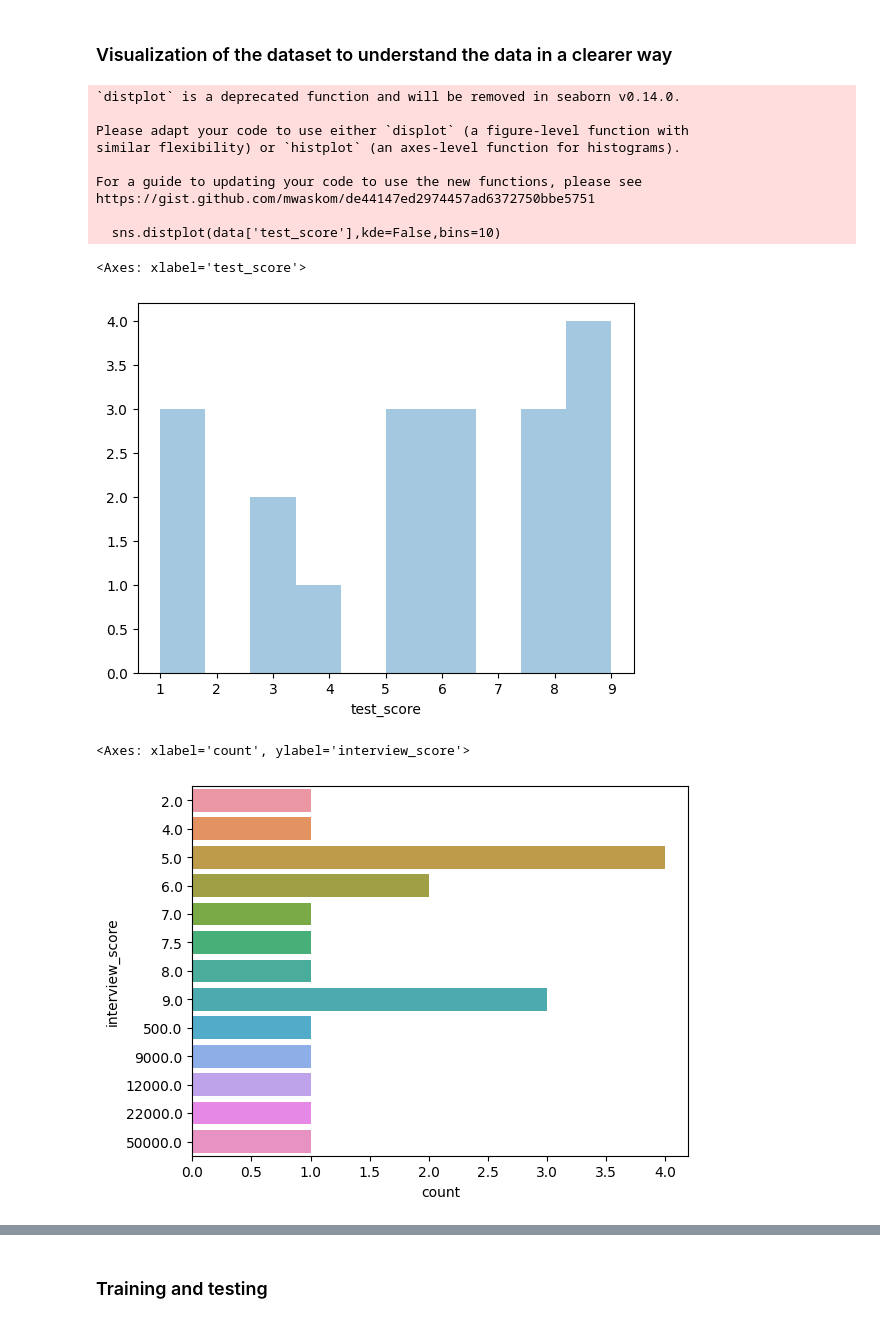
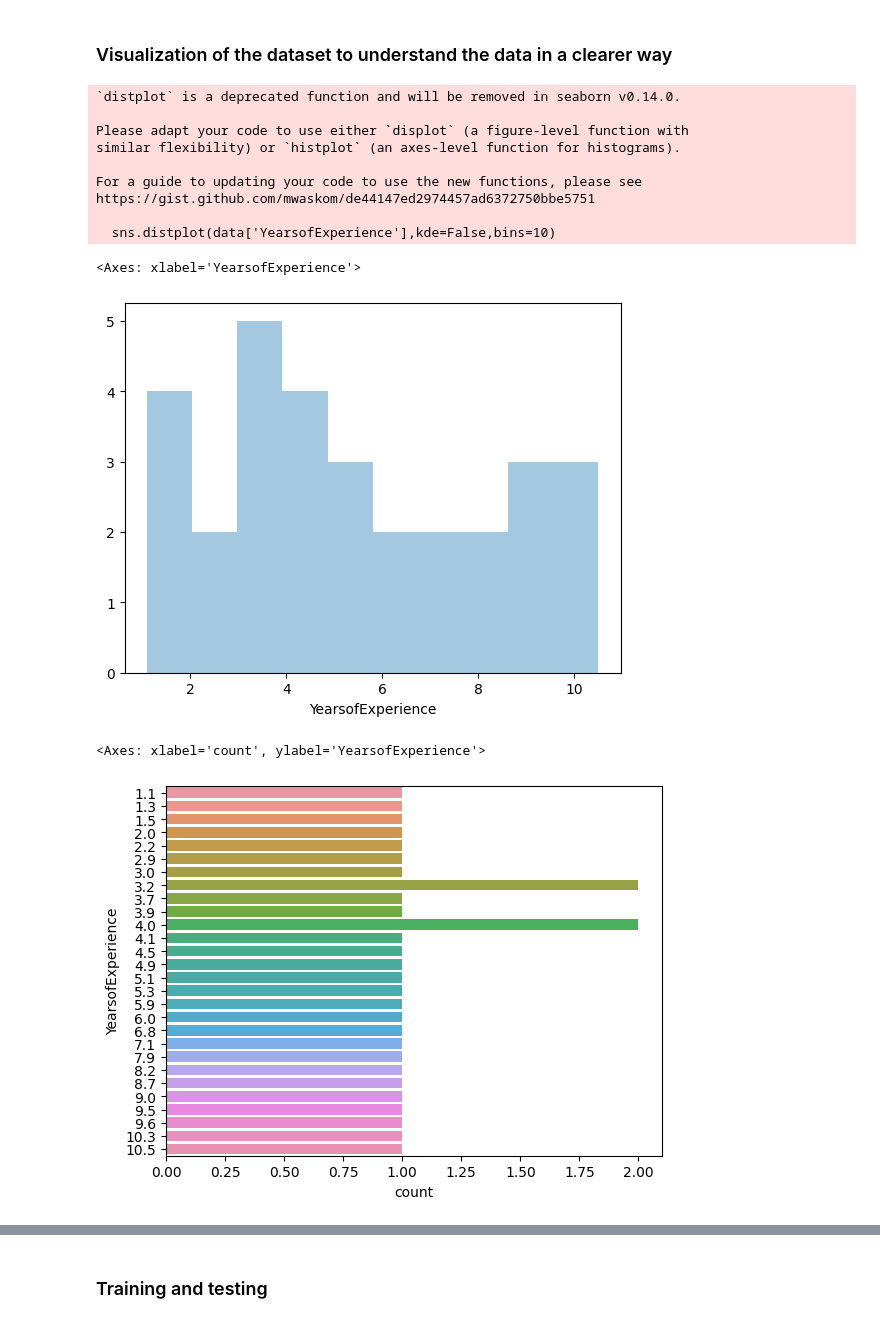
Before and after one commit to gideon-ogunbanjo/CREE, a Jupyter notebook: cree.ipynb, the cells around one changed output, grey strips where cells are left out. Saved outputs shown, nothing was run; the diff lists cells and outputs as text; code cells hidden in the pictures.

```diff
--- a/cree.ipynb
+++ b/cree.ipynb
@@ -10,7 +10,7 @@ from sklearn.model_selection import train_test_split
 from sklearn.metrics import mean_squared_error
 # %%
 # loading the data into a Pandas DataFrame
-data = pd.read_csv("prediction_dataset.csv")
+data = pd.read_csv("Salary_Data.csv")
 # %% [markdown]
 ### Reading and cleaning the data
 # %%
@@ -114,7 +114,7 @@ y = data.iloc[:, 1].values
 # %% [markdown]
 ### Visualization of the dataset to understand the data in a clearer way
 # %%
-sns.distplot(data['test_score'],kde=False,bins=10)
+sns.distplot(data['YearsofExperience'],kde=False,bins=10)
 # %% [output]
 `distplot` is a deprecated function and will be removed in seaborn v0.14.0.
 
@@ -124,13 +124,13 @@ similar flexibility) or `histplot` (an axes-level function for histograms).
 For a guide to updating your code to use the new functions, please see
 https://gist.github.com/mwaskom/de44147ed2974457ad6372750bbe5751
 
-  sns.distplot(data['test_score'],kde=False,bins=10)
+  sns.distplot(data['YearsofExperience'],kde=False,bins=10)
-<Axes: xlabel='test_score'>
+<Axes: xlabel='YearsofExperience'>
-[figure, old version]
+[figure, new version]
 # %%
 #shows the counts of observations in each categorical bin using bars
-sns.countplot(y='interview_score',data=data)
+sns.countplot(y='YearsofExperience',data=data)
 # %% [output]
-<Axes: xlabel='count', ylabel='interview_score'>
+<Axes: xlabel='count', ylabel='YearsofExperience'>
-[figure, old version]
+[figure, new version]
 # %%
```
Also changed, not shown: parts of 21 cells of this notebook, 1 other file.
